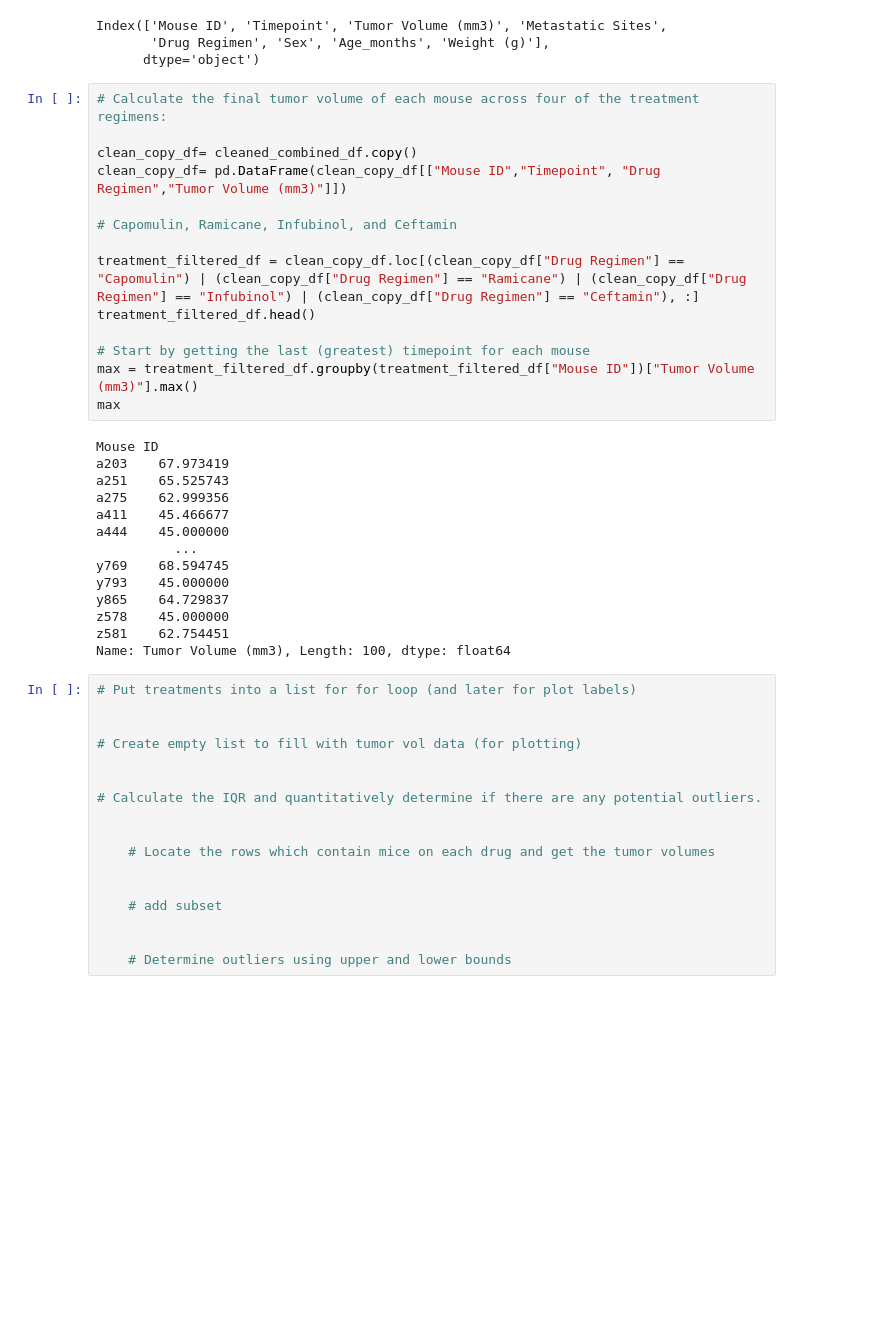
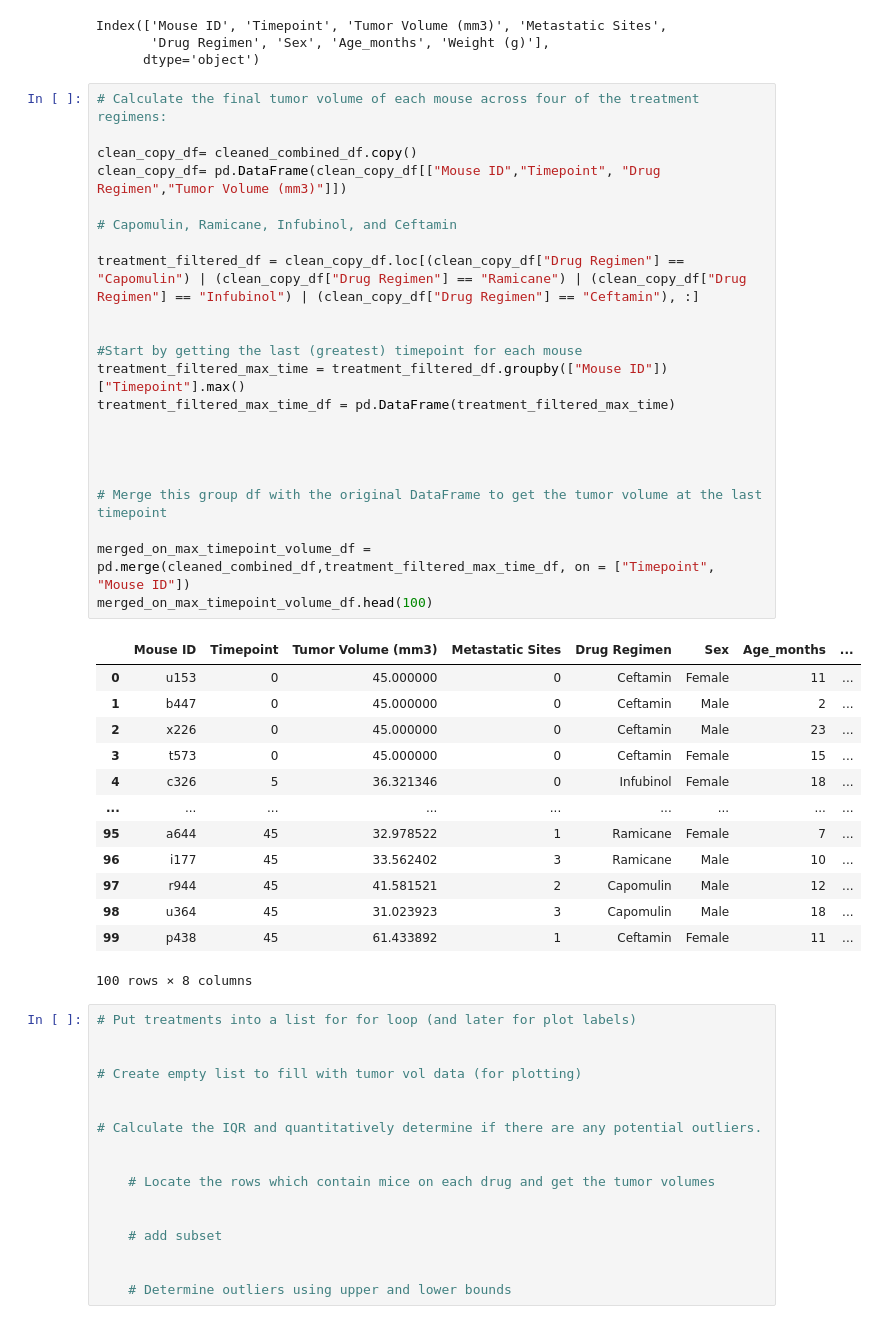
Before and after one commit to DidemBl/Module_5_challenge, a Jupyter notebook: pymaceuticals_notebook.ipynb, the cells around one changed output. Saved outputs shown, nothing was run; the diff lists cells and outputs as text; blank space fills up the shorter version.

```diff
--- a/pymaceuticals_notebook.ipynb
+++ b/pymaceuticals_notebook.ipynb
@@ -182,31 +176,39 @@ Index(['Mouse ID', 'Timepoint', 'Tumor Volume (mm3)', 'Metastatic Sites',
 # %%
 # Calculate the final tumor volume of each mouse across four of the treatment regimens:
 
 clean_copy_df= cleaned_combined_df.copy()
 clean_copy_df= pd.DataFrame(clean_copy_df[["Mouse ID","Timepoint", "Drug Regimen","Tumor Volume (mm3)"]])
 
 # Capomulin, Ramicane, Infubinol, and Ceftamin
 
 treatment_filtered_df = clean_copy_df.loc[(clean_copy_df["Drug Regimen"] == "Capomulin") | (clean_copy_df["Drug Regimen"] == "Ramicane") | (clean_copy_df["Drug Regimen"] == "Infubinol") | (clean_copy_df["Drug Regimen"] == "Ceftamin"), :]
-treatment_filtered_df.head()
 
-# Start by getting the last (greatest) timepoint for each mouse
-max = treatment_filtered_df.groupby(treatment_filtered_df["Mouse ID"])["Tumor Volume (mm3)"].max()
-max
+
+#Start by getting the last (greatest) timepoint for each mouse
+treatment_filtered_max_time = treatment_filtered_df.groupby(["Mouse ID"])["Timepoint"].max()
+treatment_filtered_max_time_df = pd.DataFrame(treatment_filtered_max_time)
+
+
+
+
+# Merge this group df with the original DataFrame to get the tumor volume at the last timepoint
+
+merged_on_max_timepoint_volume_df = pd.merge(cleaned_combined_df,treatment_filtered_max_time_df, on = ["Timepoint", "Mouse ID"])
+merged_on_max_timepoint_volume_df.head(100)
 # %% [output]
+|  | Mouse ID | Timepoint | Tumor Volume (mm3) | Metastatic Sites | Drug Regimen | Sex | Age_months | ... |
+| 0 | u153 | 0 | 45.000000 | 0 | Ceftamin | Female | 11 | ... |
+| 1 | b447 | 0 | 45.000000 | 0 | Ceftamin | Male | 2 | ... |
+| 2 | x226 | 0 | 45.000000 | 0 | Ceftamin | Male | 23 | ... |
+| 3 | t573 | 0 | 45.000000 | 0 | Ceftamin | Female | 15 | ... |
+| 4 | c326 | 5 | 36.321346 | 0 | Infubinol | Female | 18 | ... |
+| ... | ... | ... | ... | ... | ... | ... | ... | ... |
+| 95 | a644 | 45 | 32.978522 | 1 | Ramicane | Female | 7 | ... |
+| 96 | i177 | 45 | 33.562402 | 3 | Ramicane | Male | 10 | ... |
+| 97 | r944 | 45 | 41.581521 | 2 | Capomulin | Male | 12 | ... |
+| 98 | u364 | 45 | 31.023923 | 3 | Capomulin | Male | 18 | ... |
+| 99 | p438 | 45 | 61.433892 | 1 | Ceftamin | Female | 11 | ... |
-Mouse ID
-a203    67.973419
-a251    65.525743
-a275    62.999356
-a411    45.466677
-a444    45.000000
-          ...
-y769    68.594745
-y793    45.000000
-y865    64.729837
-z578    45.000000
-z581    62.754451
-Name: Tumor Volume (mm3), Length: 100, dtype: float64
+100 rows × 8 columns
 # %%
 # Put treatments into a list for for loop (and later for plot labels)
 
```
Also changed, not shown: parts of 2 cells of this notebook.
